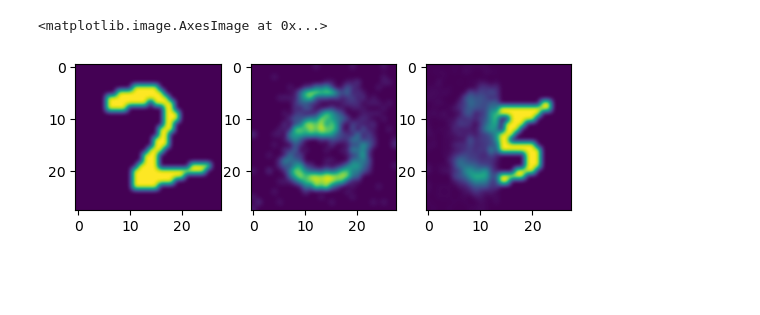
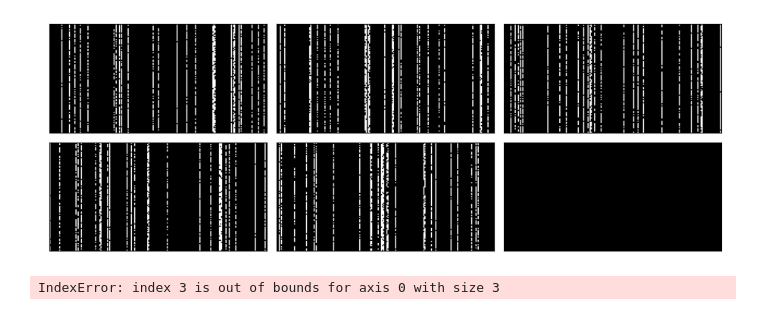
Before and after one commit to danvdm/spikingdentategyrus, a Jupyter notebook: scripts/reconstruct.ipynb, the cells around one changed output. Saved outputs shown, nothing was run; the diff lists cells and outputs as text; code cells hidden in the pictures; blank space fills up the shorter version.

```diff
--- a/scripts/reconstruct.ipynb
+++ b/scripts/reconstruct.ipynb
@@ -15,13 +15,14 @@ Matrices loaded from output/output/2023-04-19/16-45//
 # %%
 # load data that has been saved by main file
-length_stimuli = 100
+length_stimuli = 200
 num_classes = 5
 
 train_test_sequence_data = load_data(len_stimuli = length_stimuli,
-          n_classes=num_classes,
-          n_obs = 4000,
-          var_prot=0.1,
-          repl_var=0.1)
+                                    method="system",
+                                    n_classes=num_classes,
+                                    n_obs = 1000,
+                                    var_prot=0.2,
+                                    repl_var=0.05)
 
 if length_stimuli != N_v or num_classes != n_classes:
     print("The data does not fit the parameters in common_parameters.py. Please adjust the parameters in common_parameters.py to fit the data.")
@@ -99,13 +111,52 @@ axs3.imshow(plot_id3, interpolation = 'bicubic')
-# %%
-input = np.array(spike_histogram(Mv,T1_s+10*t_ref,T1_e)).T[1].reshape(28,28)
-dream = np.array(spike_histogram(Mv,T2_s+60*t_ref,T2_e)).T[1].reshape(28,28)
-completion = np.array(spike_histogram(Mv,T3_s+15*t_ref,T3_e)).T[1].reshape(28,28)
-
-
-fig, (axs1, axs2, axs3) = plt.subplots(1, 3)
-axs1.imshow(input, interpolation = 'bicubic')
-axs2.imshow(dream, interpolation = 'bicubic')
-axs3.imshow(completion, interpolation = 'bicubic')
-# %% [output]
-<matplotlib.image.AxesImage at 0x...>
-[figure, removed]
+# %%
+show_rows = int(N_inputs/2)
+p1 = sequence_data[2][sequence_data[3] == 0][0:show_rows].reshape(show_rows, N_inputs)
+p2 = sequence_data[2][sequence_data[3] == 1][0:show_rows].reshape(show_rows, N_inputs)
+p3 = sequence_data[2][sequence_data[3] == 2][0:show_rows].reshape(show_rows, N_inputs)
+p4 = sequence_data[2][sequence_data[3] == 3][0:show_rows].reshape(show_rows, N_inputs)
+p5 = sequence_data[2][sequence_data[3] == 4][0:show_rows].reshape(show_rows, N_inputs)
+p6 = np.zeros((show_rows, N_inputs))
+
+plot_dat = [p1, p2, p3, p4, p5, p6]
+
+fig, ax = plt.subplots(nrows=2, ncols=3, figsize=(9,6), layout="compressed")
+
+i = 0
+for row in ax:
+    for col in row:
+        col.imshow(plot_dat[i], cmap='gray', interpolation="antialiased")
+        col.axes.get_xaxis().set_ticks([])
+        col.axes.get_yaxis().set_ticks([])
+        i += 1
+
+plt.show()
+
+#'antialiased', 'none', 'nearest', 'bilinear', 'bicubic', 'spline16', 'spline36', 'hanning',
+# 'hamming', 'hermite', 'kaiser', 'quadric', 'catrom', 'gaussian', 'bessel', 'mitchell', 'sinc',
+# 'lanczos', 'blackman'
+# %% [output]
+[figure, added]
+# %%
+label_ids = np.arange(1, n_patterns*on_off_ratio, on_off_ratio+1) # every nth label is taken as each id pattern is shown for n timepoints and not present for n more
+
+plot_id1=np.array(np.repeat(Ids[label_ids[0]][0:N_inputs], show_rows)).reshape(N_inputs,show_rows).T
+plot_id2=np.array(np.repeat(Ids[label_ids[1]][0:N_inputs], show_rows)).reshape(N_inputs,show_rows).T
+plot_id3=np.array(np.repeat(Ids[label_ids[2]][0:N_inputs], show_rows)).reshape(N_inputs,show_rows).T
+plot_id4=np.array(np.repeat(Ids[label_ids[3]][0:N_inputs], show_rows)).reshape(N_inputs,show_rows).T
+plot_id5=np.array(np.repeat(Ids[label_ids[4]][0:N_inputs], show_rows)).reshape(N_inputs,show_rows).T
+plot_id6=np.array(np.repeat(Ids[label_ids[5]][0:N_inputs], show_rows)).reshape(N_inputs,show_rows).T
+
+plot_ids = [plot_id1, plot_id2, plot_id3, plot_id4, plot_id5, plot_id6]
+
+fig, ax = plt.subplots(nrows=2, ncols=3, figsize=(9,6), layout="compressed")
+i = 0
+for row in ax:
+    for col in row:
+        col.imshow(plot_ids[i], cmap='gray', interpolation="antialiased")
+        col.axes.get_xaxis().set_ticks([])
+        col.axes.get_yaxis().set_ticks([])
+        col.set_title(labels[label_ids[i]])
+        i += 1
+plt.show()
+# %% [output]
+IndexError: index 3 is out of bounds for axis 0 with size 3
```
Also changed, not shown: parts of 24 cells of this notebook, 39 other files.
